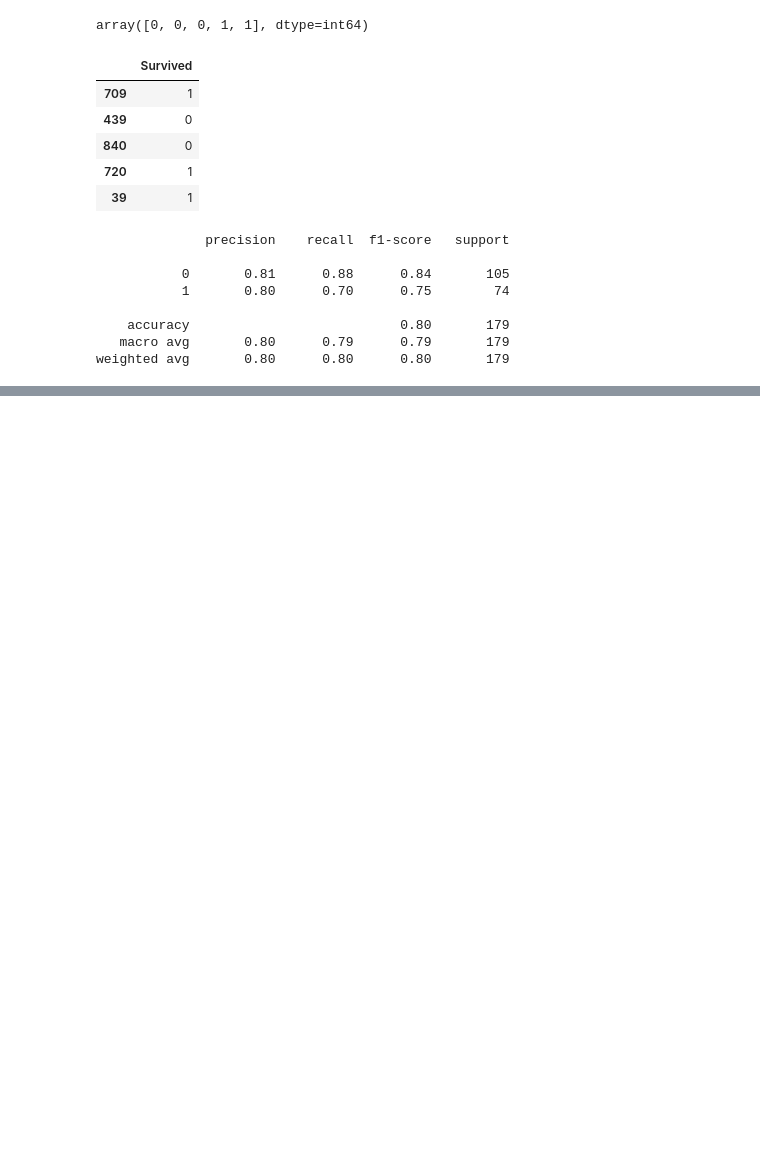
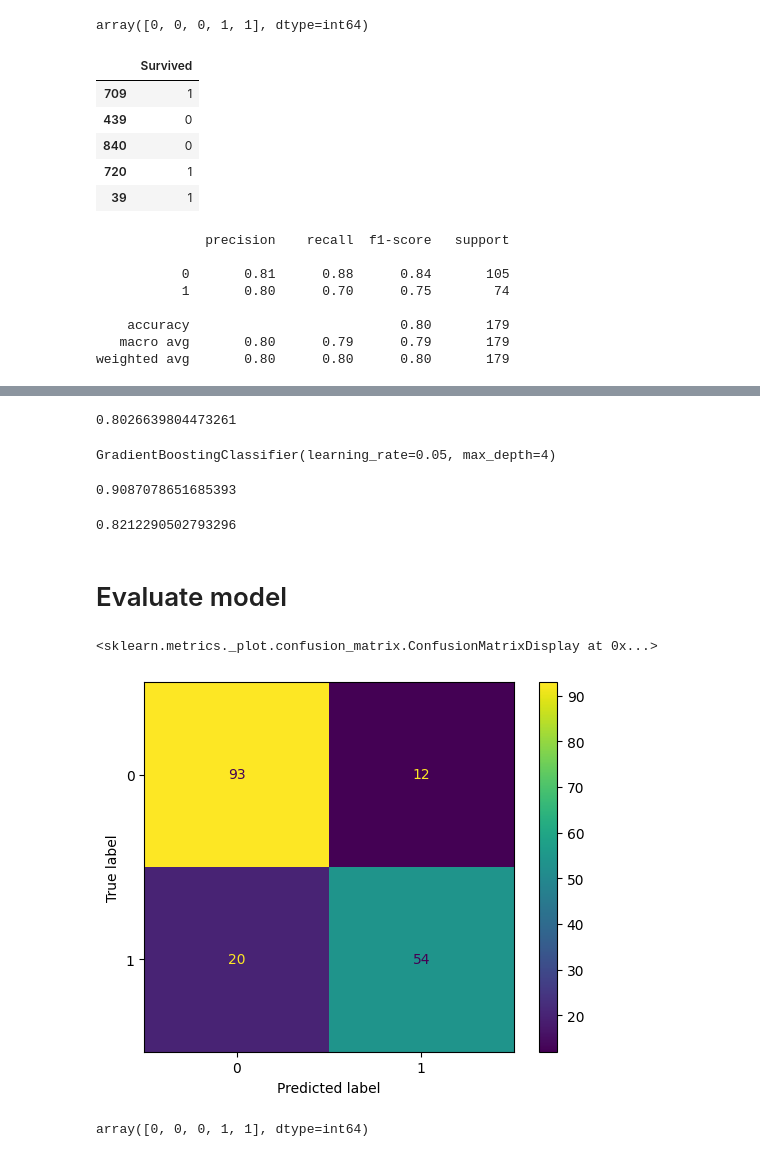
Before and after one commit to Aishwarya2311/Machine_Learning, a Jupyter notebook: Ensembles Technique/ensemble.ipynb, the cells around one changed output, grey strips where cells are left out. Cells and saved outputs as stored; diff of their text form; code cells hidden in the pictures; blank space fills up the shorter version.

```diff
--- a/Ensembles Technique/ensemble.ipynb
+++ b/Ensembles Technique/ensemble.ipynb
@@ -321,0 +326,8 @@ weighted avg       0.80      0.80      0.80       179
+# %%
+from sklearn.ensemble import GradientBoostingClassifier
+model2 = GradientBoostingClassifier(learning_rate=0.5,
+                                    n_estimators=1,
+                                    max_depth=1,
+                                    min_samples_split=5,
+                                    min_samples_leaf=5)
+model2.fit(xtrain, ytrain)
@@ -321,0 +349,8 @@ weighted avg       0.80      0.80      0.80       179
+# %%
+params2 = {'n_estimators':[10, 50, 100, 200, 300],
+           'learning_rate':[0.01, 0.05, 0.1, 0.2],
+           'max_depth':[2, 3, 4, 5, 6, 7]}
+# %%
+gbc = GradientBoostingClassifier()
+rscv2 = RandomizedSearchCV(gbc, param_distributions=params2, cv=5, scoring='f1_macro')
+rscv2.fit(xtrain, ytrain)
@@ -321,0 +369,25 @@ weighted avg       0.80      0.80      0.80       179
+# %%
+rscv2.best_score_
+# %% [output]
+0.8026639804473261
+# %%
+best_gbc = rscv2.best_estimator_
+best_gbc
+# %% [output]
+GradientBoostingClassifier(learning_rate=0.05, max_depth=4)
+# %%
+
+best_gbc.score(xtrain, ytrain)
+# %% [output]
+0.9087078651685393
+# %%
+best_gbc.score(xtest, ytest)
+# %% [output]
+0.8212290502793296
+# %% [markdown]
+# Evaluate model
+# %%
+ConfusionMatrixDisplay.from_estimator(best_gbc, xtest, ytest)
+# %% [output]
+<sklearn.metrics._plot.confusion_matrix.ConfusionMatrixDisplay at 0x...>
+[figure, added]
@@ -321,0 +397,4 @@ weighted avg       0.80      0.80      0.80       179
+# %%
+ypred_test2[0:5]
+# %% [output]
+array([0, 0, 0, 1, 1], dtype=int64)
```
Also changed, not shown: parts of 34 cells of this notebook.
